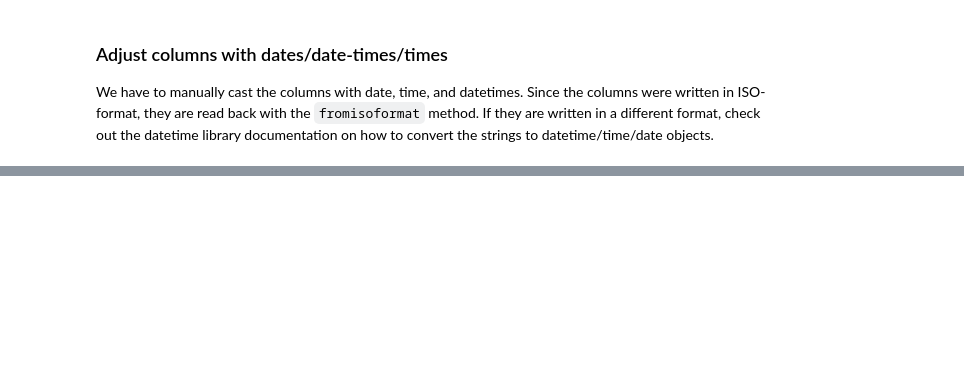
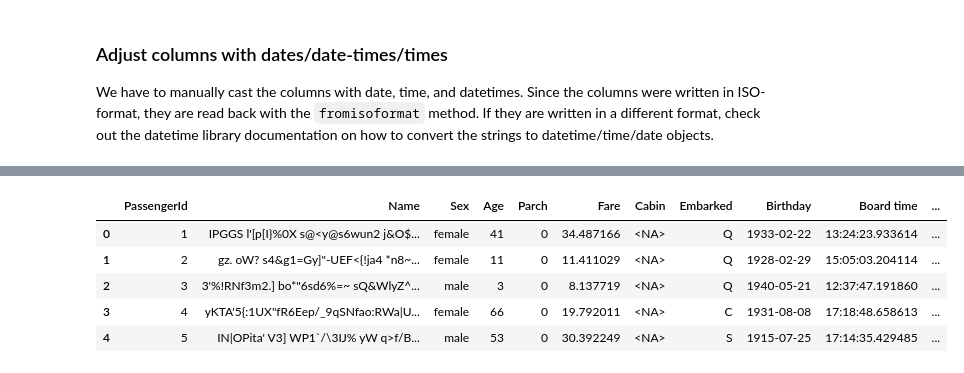
Before and after one commit to sodascience/metasyn, a Jupyter notebook: examples/advanced_tutorial.ipynb, the cells around one changed output, grey strips where cells are left out. Cells and saved outputs as stored; diff of their text form; code cells hidden in the pictures; blank space fills up the shorter version.

```diff
--- a/examples/advanced_tutorial.ipynb
+++ b/examples/advanced_tutorial.ipynb
@@ -95,0 +79,10 @@ dataset.synthesize(100)
+# %%
+meta_dataset = MetaDataset.from_dataframe(df, unique={"PassengerId": True})
+meta_dataset.synthesize(5)
+# %% [output]
+|  | PassengerId | Name | Sex | Age | Parch | Fare | Cabin | Embarked | Birthday | Board time | ... |
+| 0 | 1 | IPGGS l'[p[I}%0X s@<y@s6wun2 j&O$... | female | 41 | 0 | 34.487166 | <NA> | Q | 1933-02-22 | 13:24:23.933614 | ... |
+| 1 | 2 | gz. oW? s4&g1=Gy]"-UEF<{!ja4 *n8~... | female | 11 | 0 | 11.411029 | <NA> | Q | 1928-02-29 | 15:05:03.204114 | ... |
+| 2 | 3 | 3'%!RNf3m2.] bo*"6sd6%=~ sQ&WlyZ^... | male | 3 | 0 | 8.137719 | <NA> | Q | 1940-05-21 | 12:37:47.191860 | ... |
+| 3 | 4 | yKTA'5{:1UX"fR6Eep/_9qSNfao:RWa|U... | female | 66 | 0 | 19.792011 | <NA> | C | 1931-08-08 | 17:18:48.658613 | ... |
+| 4 | 5 | IN|OPita' V3] WP1`/\3IJ% yW q>f/B... | male | 53 | 0 | 30.392249 | <NA> | S | 1915-07-25 | 17:14:35.429485 | ... |
```
Also changed, not shown: parts of 19 cells of this notebook, 4 other files.
